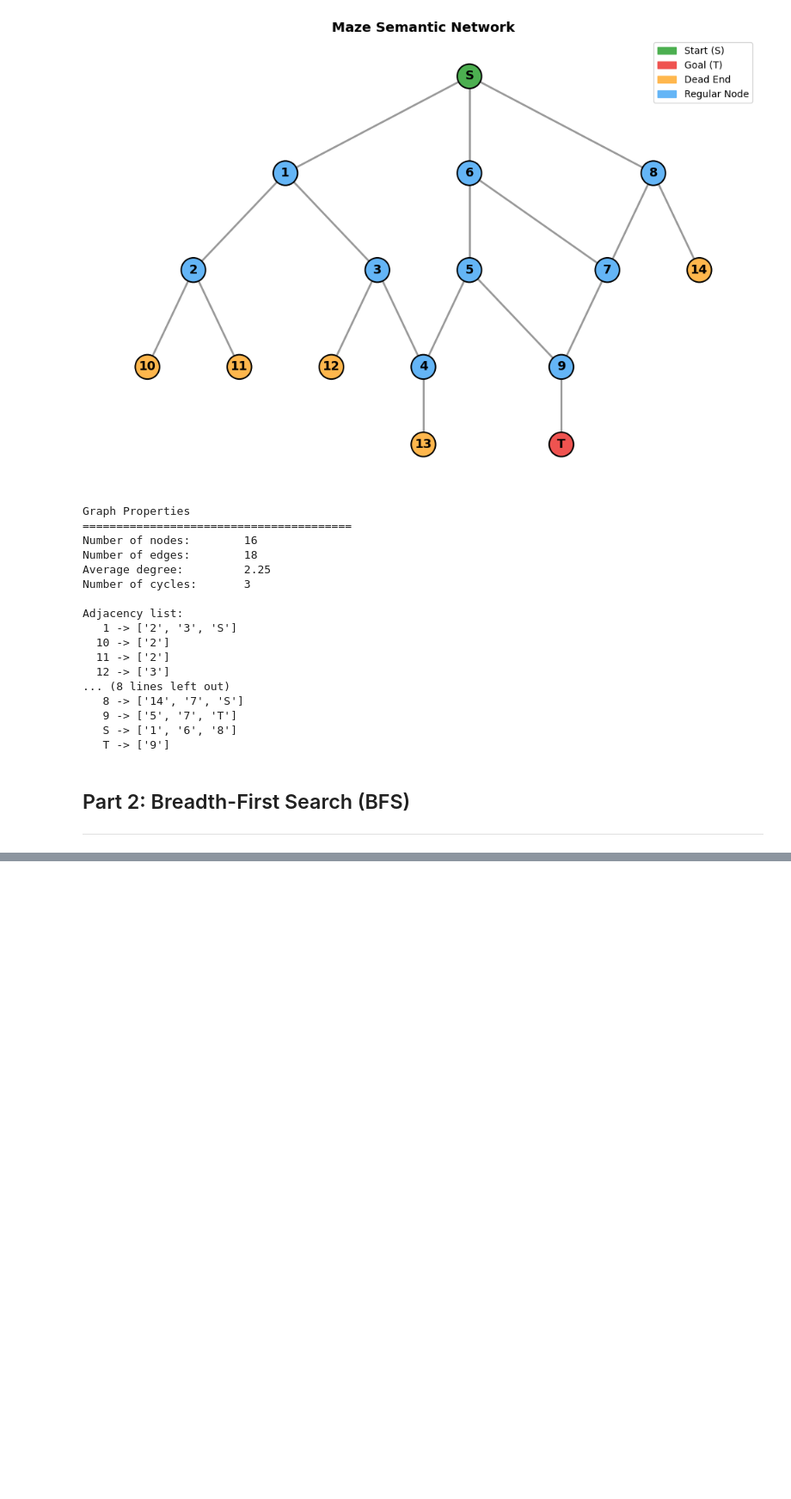
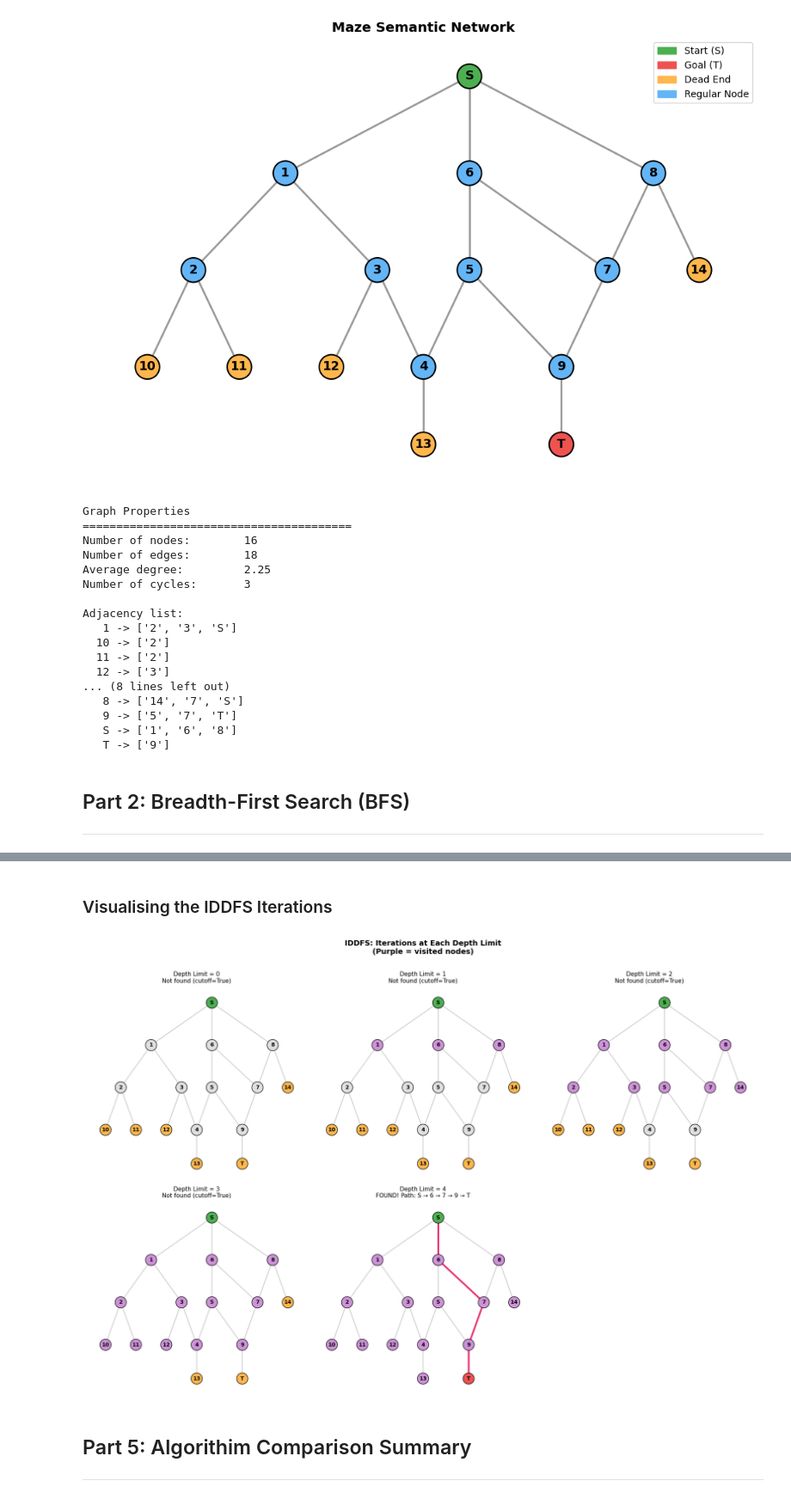
Before and after one commit to G00394925/Artificial-Intelligence-G00394925, a Jupyter notebook: Lab 7/lab7.ipynb, the cells around one changed output, grey strips where cells are left out. Shown at 86% size. Drawn from its saved outputs; the diff is of its cells as text; code cells hidden in the pictures; blank space fills up the shorter version.

```diff
--- a/Lab 7/lab7.ipynb
+++ b/Lab 7/lab7.ipynb
@@ -152,0 +574,13 @@ Adjacency list:
+# %%
+iddfs_order, iddfs_path, iddfs_depth, iddfs_total = iddfs(maze, 'S', 'T')
+
+print(f"IDDFS Result:")
+print(f"  Goal found at depth limit: {iddfs_depth}")
+print(f"  Path: {' -> '.join(iddfs_path)}")
+print(f"  Path length: {len(iddfs_path) - 1} edges")
+print(f"  Nodes expanded in final iteration: {len(iddfs_order)}")
+print(f"  Total nodes expanded across all iterations: {iddfs_total}")
+print(f"\nComparison:")
+print(f"  BFS path length: {len(bfs_path) - 1} (nodes expanded: {len(bfs_order)})")
+print(f"  IDDFS path length: {len(iddfs_path) - 1} (total expanded: {iddfs_total})")
+print(f"  Same optimal path? {len(iddfs_path) == len(bfs_path)}")
@@ -152,0 +599,50 @@ Adjacency list:
+# %% [markdown]
+### Visualising the IDDFS Iterations
+# %%
+fig, axes = plt.subplots(2, 3, figsize=(18, 12))
+axes = axes.flatten()
+
+for i, limit in enumerate(range(iddfs_depth + 1)):
+    ax = axes[i]
+    order, path, cutoff = depth_limited_dfs(maze, 'S', 'T', limit)
+
+    node_colors = []
+    for n in maze.nodes():
+        if n == 'S':
+            node_colors.append('#4CAF50')
+        elif n == 'T' and path is not None:
+            node_colors.append('#EF5350')
+        elif n in order:
+            node_colors.append('#CE93D8')  # Purple — visited
+        elif maze.degree(n) == 1:
+            node_colors.append('#FFB74D')
+        else:
+            node_colors.append('#E0E0E0')  # Grey - not visited
+
+    nx.draw(maze, maze_pos, ax=ax, with_labels=True,
+            node_color=node_colors, node_size=450,
+            font_size=10, font_weight='bold',
+            edge_color='#CCCCCC', width=1.5,
+            edgecolors='black', linewidths=1)
+
+    if path:
+        path_edges = list(zip(path[:-1], path[1:]))
+        nx.draw_networkx_edges(maze, maze_pos, edgelist=path_edges,
+                               edge_color='#E91E63', width=3, ax=ax)
+
+    status = f"FOUND! Path: {' → '.join(path)}" if path else f"Not found (cutoff={cutoff})"
+    ax.set_title(f'Depth Limit = {limit}\n{status}', fontsize=11)
+
+# Hide unused subplot
+for j in range(i + 1, len(axes)):
+    axes[j].set_visible(False)
+
+plt.suptitle('IDDFS: Iterations at Each Depth Limit\n(Purple = visited nodes)',
+             fontsize=14, fontweight='bold', y=1.01)
+plt.tight_layout()
+plt.show()
+# %% [output]
+[figure, added]
+# %% [markdown]
+## Part 5: Algorithim Comparison Summary
+<hr>
```
Also changed, not shown: parts of 39 cells of this notebook.
